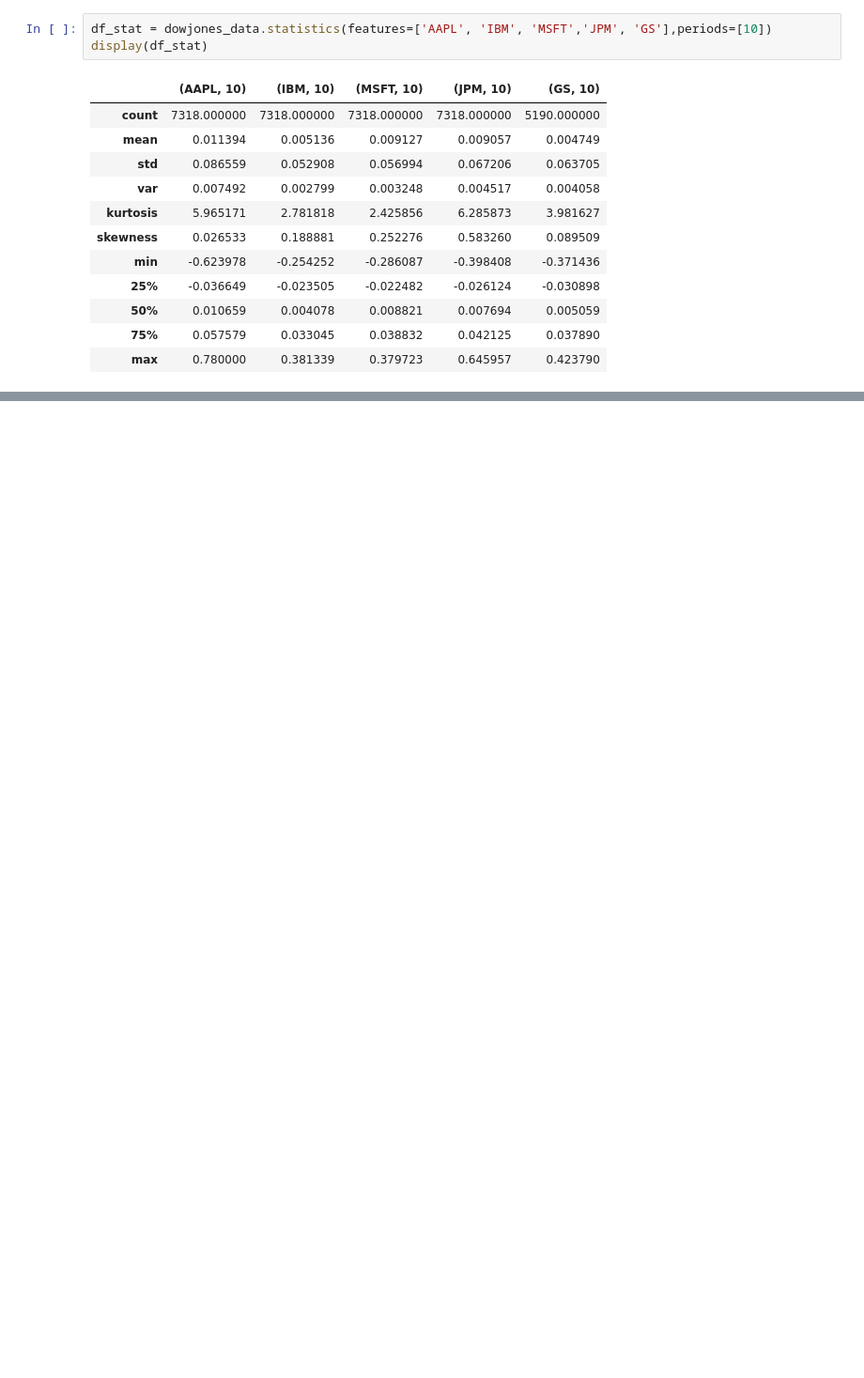
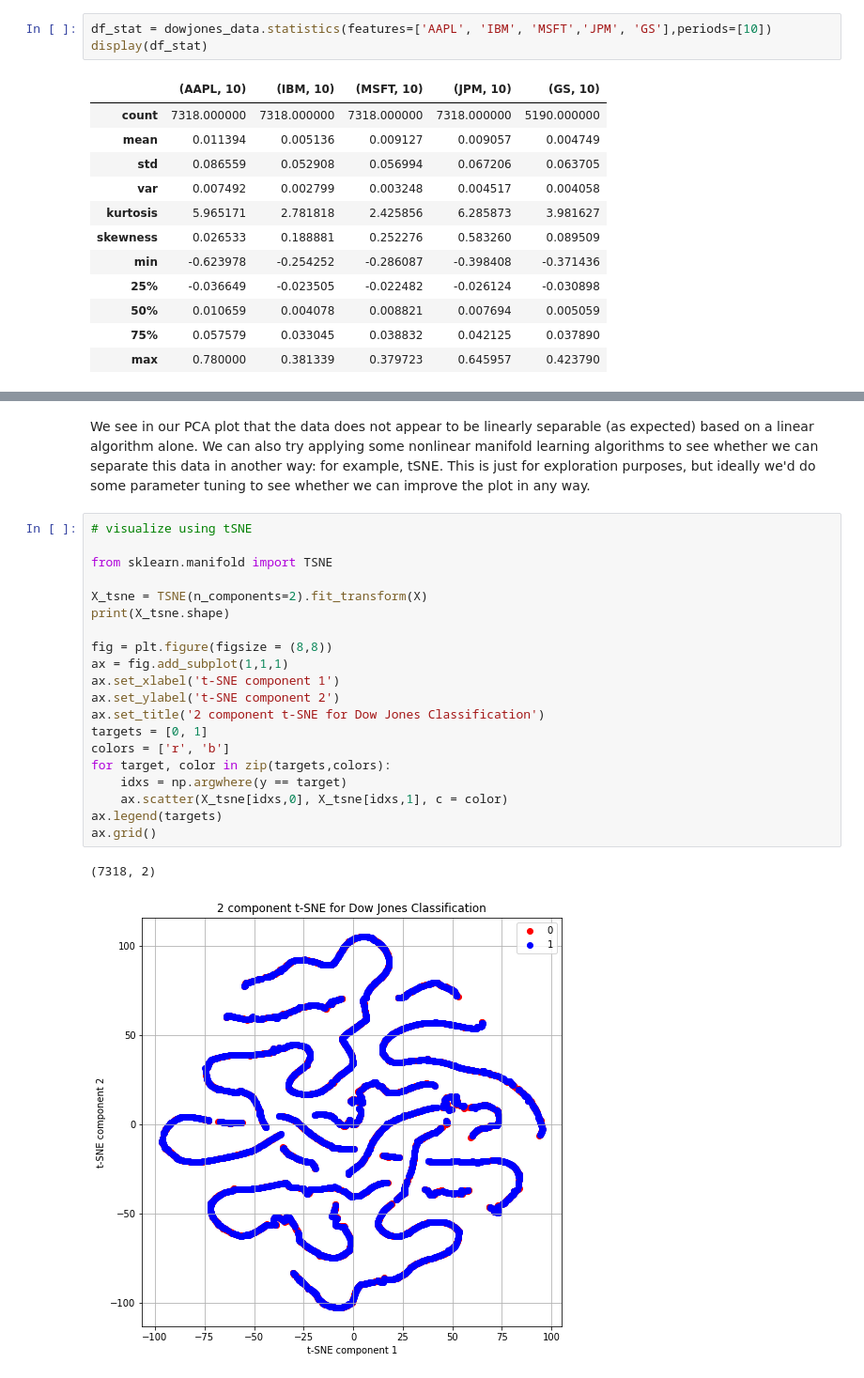
Before and after one commit to rajathsalegame/dowjones_classifier, a Jupyter notebook: model_exploration.ipynb, the cells around one changed output, grey strips where cells are left out. Shown: that part at 94% size. Saved outputs shown, nothing was run; the diff lists cells and outputs as text; blank space fills up the shorter version.

Commit message:
changed model exploration notebook slightly

```diff
--- a/model_exploration.ipynb
+++ b/model_exploration.ipynb
@@ -104,0 +161,25 @@ array([[ 0.02857143,  0.01694915,  0.00558659, ..., -0.0094518 ,
+# %% [markdown]
+We see in our PCA plot that the data does not appear to be linearly separable (as expected) based on a linear algorithm alone. We can also try applying some nonlinear manifold learning algorithms to see whether we can separate this data in another way: for example, tSNE. This is just for exploration purposes, but ideally we'd do some parameter tuning to see whether we can improve the plot in any way.
+# %%
+# visualize using tSNE
+
+from sklearn.manifold import TSNE
+
+X_tsne = TSNE(n_components=2).fit_transform(X)
+print(X_tsne.shape)
+
+fig = plt.figure(figsize = (8,8))
+ax = fig.add_subplot(1,1,1)
+ax.set_xlabel('t-SNE component 1')
+ax.set_ylabel('t-SNE component 2')
+ax.set_title('2 component t-SNE for Dow Jones Classification')
+targets = [0, 1]
+colors = ['r', 'b']
+for target, color in zip(targets,colors):
+    idxs = np.argwhere(y == target)
+    ax.scatter(X_tsne[idxs,0], X_tsne[idxs,1], c = color)
+ax.legend(targets)
+ax.grid()
+# %% [output]
+(7318, 2)
+[figure, added]
```
Also changed, not shown: parts of 13 cells of this notebook.
